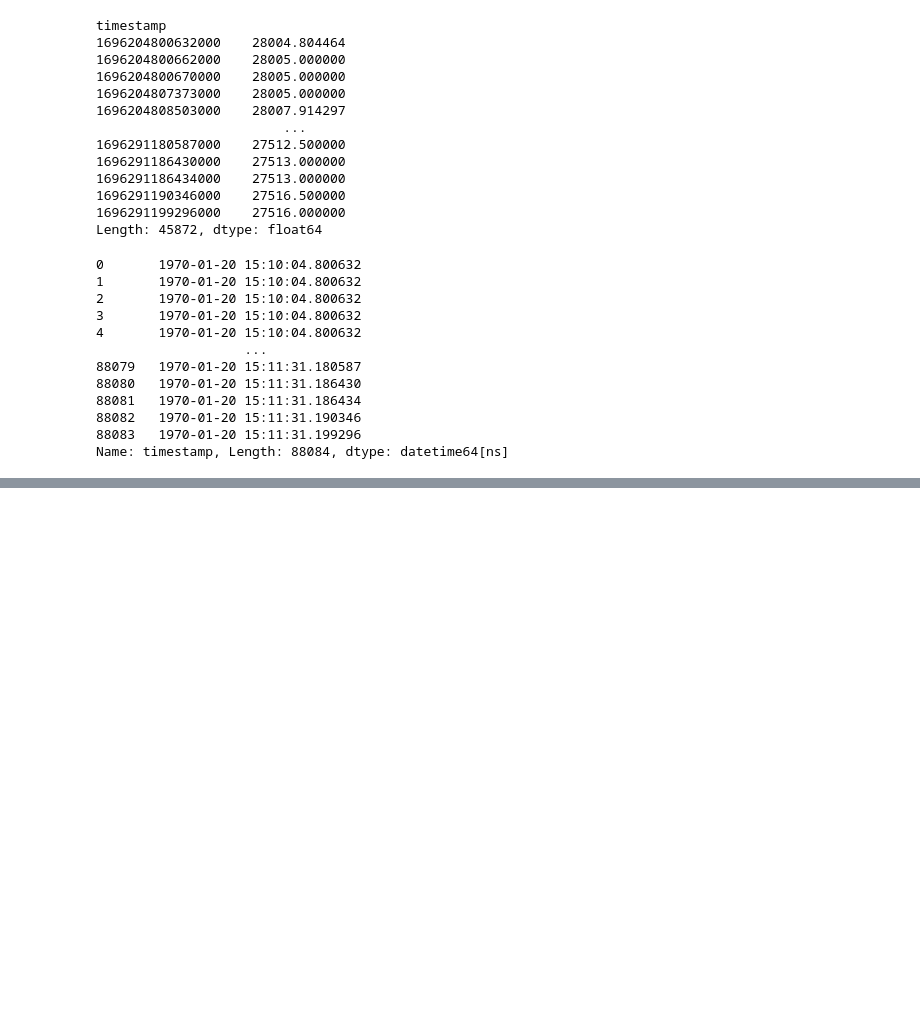
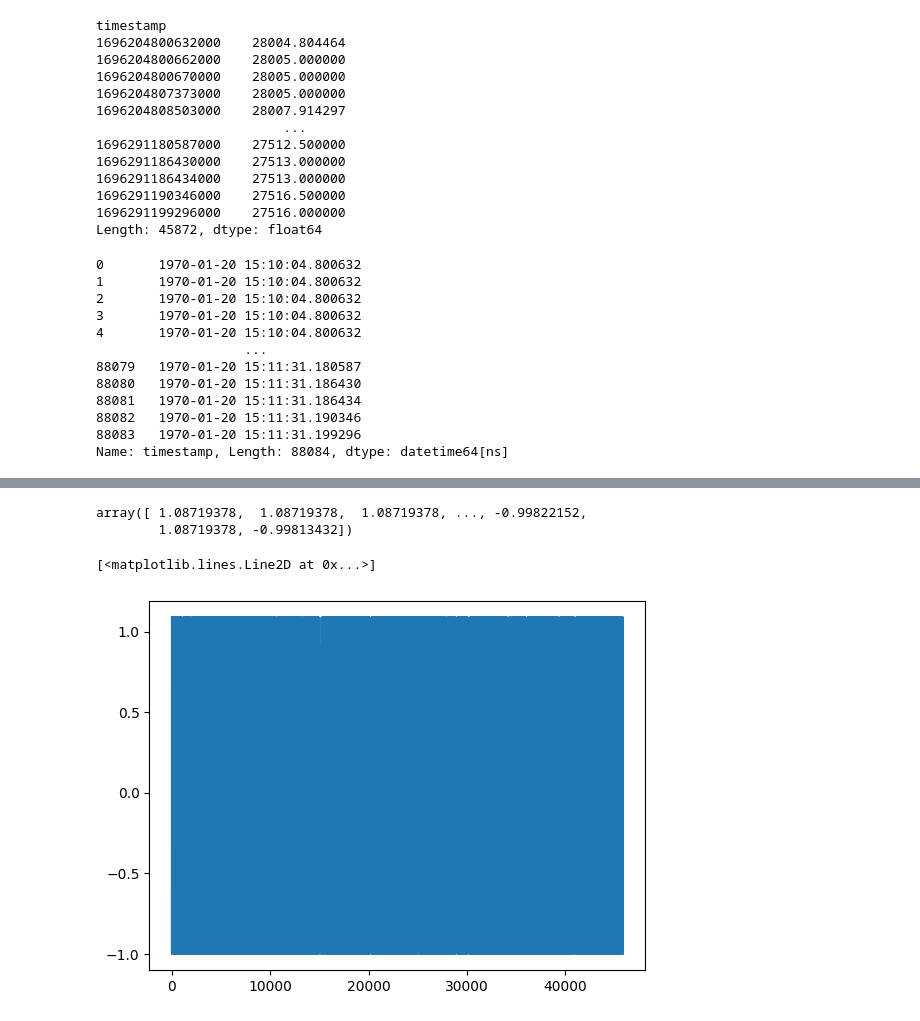
Before and after one commit to Kasymkhankhubiyev/Sirius-Uni, a Jupyter notebook: HighFrequencyTrading/Deribit_Trading.ipynb, the cells around one changed output, grey strips where cells are left out. Saved outputs shown, nothing was run; the diff lists cells and outputs as text; code cells hidden in the pictures; blank space fills up the shorter version.

```diff
--- a/HighFrequencyTrading/Deribit_Trading.ipynb
+++ b/HighFrequencyTrading/Deribit_Trading.ipynb
@@ -143,0 +174,2 @@ def parse_data(data_frame):
+# %%
+side = df.groupby(['timestamp'])['side'].mean().to_numpy()
@@ -143,0 +185,9 @@ def parse_data(data_frame):
+# %%
+new_df = pd.DataFrame({'time': time,
+                       'side': side,
+                       'amount': amounts_np,
+                       'order_type': mo,
+                       'vwap': vwap_np})
+
+new_df = new_df.astype({'side': 'int32'})
+new_df.head()
@@ -143,0 +201,14 @@ def parse_data(data_frame):
+# %%
+side = new_df['side'].to_numpy()
+# %%
+shift = 2
+corr = (side[:-shift] - np.mean(side[:-shift]))*(side[shift:] - np.mean(side[shift:]))
+corr
+# %% [output]
+array([ 1.08719378,  1.08719378,  1.08719378, ..., -0.99822152,
+        1.08719378, -0.99813432])
+# %%
+plt.plot(np.arange(len(side[shift:])), corr)
+# %% [output]
+[<matplotlib.lines.Line2D at 0x...>]
+[figure, added]
```
Also changed, not shown: parts of 8 cells of this notebook, 2 other files.
